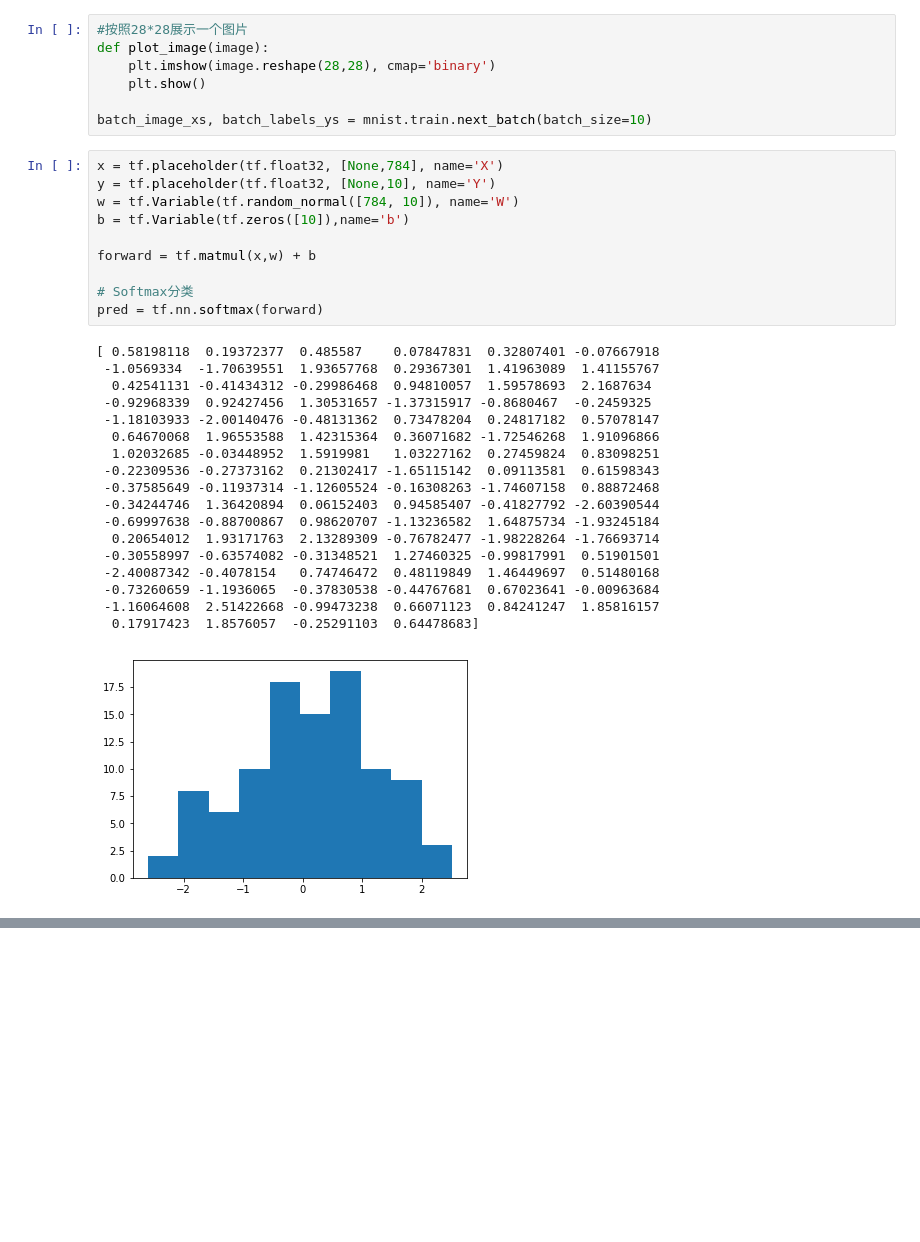
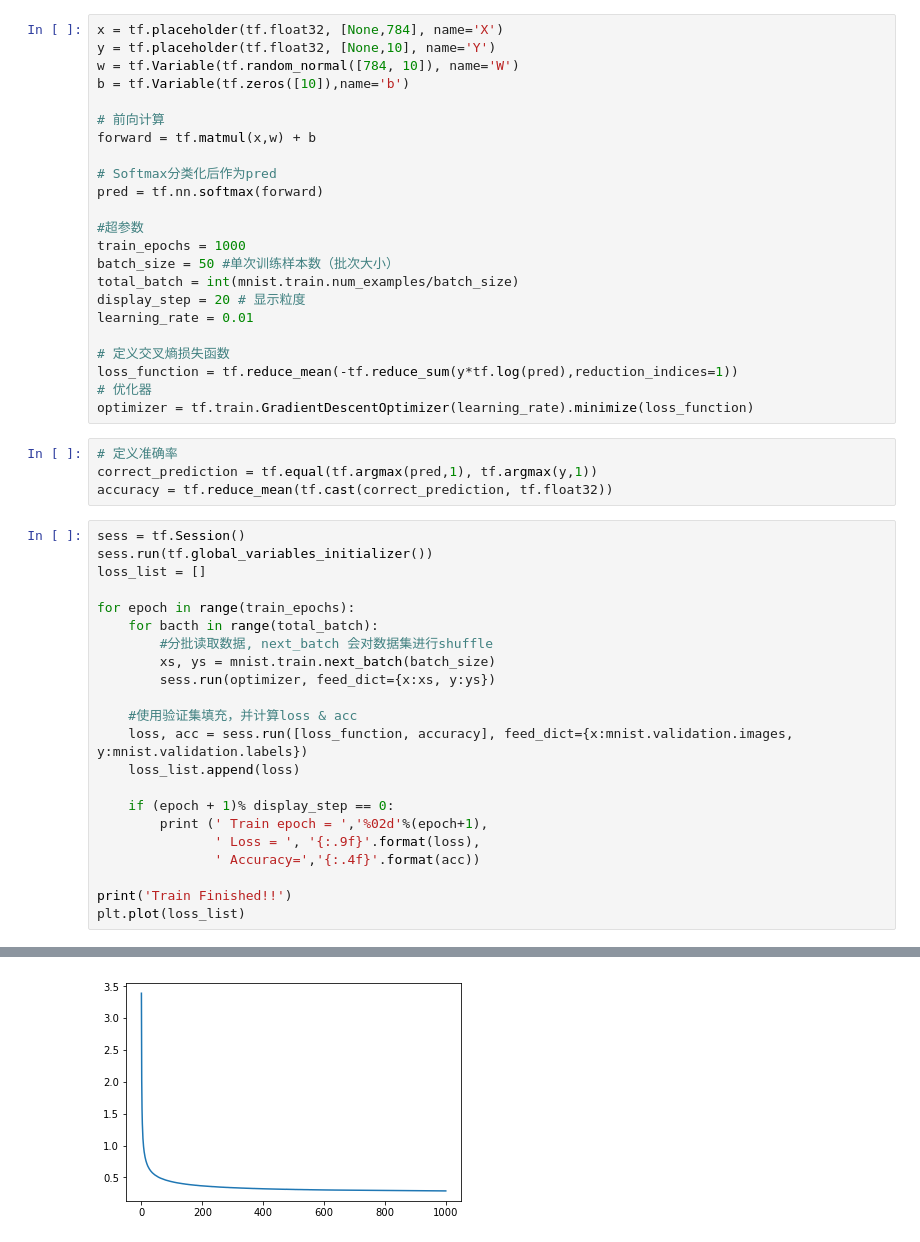
Before and after one commit to liuchangling/tensorflow_demo, a Jupyter notebook: MNIST手写数字识别/MNIST手写数字识别.ipynb, the cells around one changed output, grey strips where cells are left out. Drawn from its saved outputs; the diff is of its cells as text; blank space fills up the shorter version.

```diff
--- a/MNIST手写数字识别/MNIST手写数字识别.ipynb
+++ b/MNIST手写数字识别/MNIST手写数字识别.ipynb
@@ -10,39 +12,53 @@ Extracting MNIST_data\train-images-idx3-ubyte.gz
 Extracting MNIST_data\train-labels-idx1-ubyte.gz
 Extracting MNIST_data\t10k-images-idx3-ubyte.gz
 Extracting MNIST_data\t10k-labels-idx1-ubyte.gz
-# %%
-#按照28*28展示一个图片
-def plot_image(image):
-    plt.imshow(image.reshape(28,28), cmap='binary')
-    plt.show()
-
-batch_image_xs, batch_labels_ys = mnist.train.next_batch(batch_size=10)
 # %%
 x = tf.placeholder(tf.float32, [None,784], name='X')
 y = tf.placeholder(tf.float32, [None,10], name='Y')
 w = tf.Variable(tf.random_normal([784, 10]), name='W')
 b = tf.Variable(tf.zeros([10]),name='b')
 
+# 前向计算
 forward = tf.matmul(x,w) + b
 
-# Softmax分类
+# Softmax分类化后作为pred
 pred = tf.nn.softmax(forward)
+
+#超参数
+train_epochs = 1000
+batch_size = 50 #单次训练样本数（批次大小）
+total_batch = int(mnist.train.num_examples/batch_size)
+display_step = 20 # 显示粒度
+learning_rate = 0.01
+
+# 定义交叉熵损失函数
+loss_function = tf.reduce_mean(-tf.reduce_sum(y*tf.log(pred),reduction_indices=1))
+# 优化器
+optimizer = tf.train.GradientDescentOptimizer(learning_rate).minimize(loss_function)
-# %% [output]
-[ 0.58198118  0.19372377  0.485587    0.07847831  0.32807401 -0.07667918
- -1.0569334  -1.70639551  1.93657768  0.29367301  1.41963089  1.41155767
-  0.42541131 -0.41434312 -0.29986468  0.94810057  1.59578693  2.1687634
- -0.92968339  0.92427456  1.30531657 -1.37315917 -0.8680467  -0.2459325
- -1.18103933 -2.00140476 -0.48131362  0.73478204  0.24817182  0.57078147
-  0.64670068  1.96553588  1.42315364  0.36071682 -1.72546268  1.91096866
-  1.02032685 -0.03448952  1.5919981   1.03227162  0.27459824  0.83098251
- -0.22309536 -0.27373162  0.21302417 -1.65115142  0.09113581  0.61598343
- -0.37585649 -0.11937314 -1.12605524 -0.16308263 -1.74607158  0.88872468
- -0.34244746  1.36420894  0.06152403  0.94585407 -0.41827792 -2.60390544
- -0.69997638 -0.88700867  0.98620707 -1.13236582  1.64875734 -1.93245184
-  0.20654012  1.93171763  2.13289309 -0.76782477 -1.98228264 -1.76693714
- -0.30558997 -0.63574082 -0.31348521  1.27460325 -0.99817991  0.51901501
- -2.40087342 -0.4078154   0.74746472  0.48119849  1.46449697  0.51480168
- -0.73260659 -1.1936065  -0.37830538 -0.44767681  0.67023641 -0.00963684
- -1.16064608  2.51422668 -0.99473238  0.66071123  0.84241247  1.85816157
-  0.17917423  1.8576057  -0.25291103  0.64478683]
-[figure, removed]
+# %%
+# 定义准确率
+correct_prediction = tf.equal(tf.argmax(pred,1), tf.argmax(y,1))
+accuracy = tf.reduce_mean(tf.cast(correct_prediction, tf.float32))
+# %%
+sess = tf.Session()
+sess.run(tf.global_variables_initializer())
+loss_list = []
+
+for epoch in range(train_epochs):
+    for bacth in range(total_batch):
+        #分批读取数据, next_batch 会对数据集进行shuffle
+        xs, ys = mnist.train.next_batch(batch_size)
+        sess.run(optimizer, feed_dict={x:xs, y:ys})
+
+    #使用验证集填充，并计算loss & acc
+    loss, acc = sess.run([loss_function, accuracy], feed_dict={x:mnist.validation.images, y:mnist.validation.labels})
+    loss_list.append(loss)
+
+    if (epoch + 1)% display_step == 0:
+        print (' Train epoch = ','%02d'%(epoch+1),
+               ' Loss = ', '{:.9f}'.format(loss),
+               ' Accuracy=','{:.4f}'.format(acc))
+
+print('Train Finished!!')
+plt.plot(loss_list)
+# %% [output]
@@ -48,0 +83 @@ pred = tf.nn.softmax(forward)
+[figure, added]
```
Also changed, not shown: parts of 8 cells of this notebook, 7 other files.
